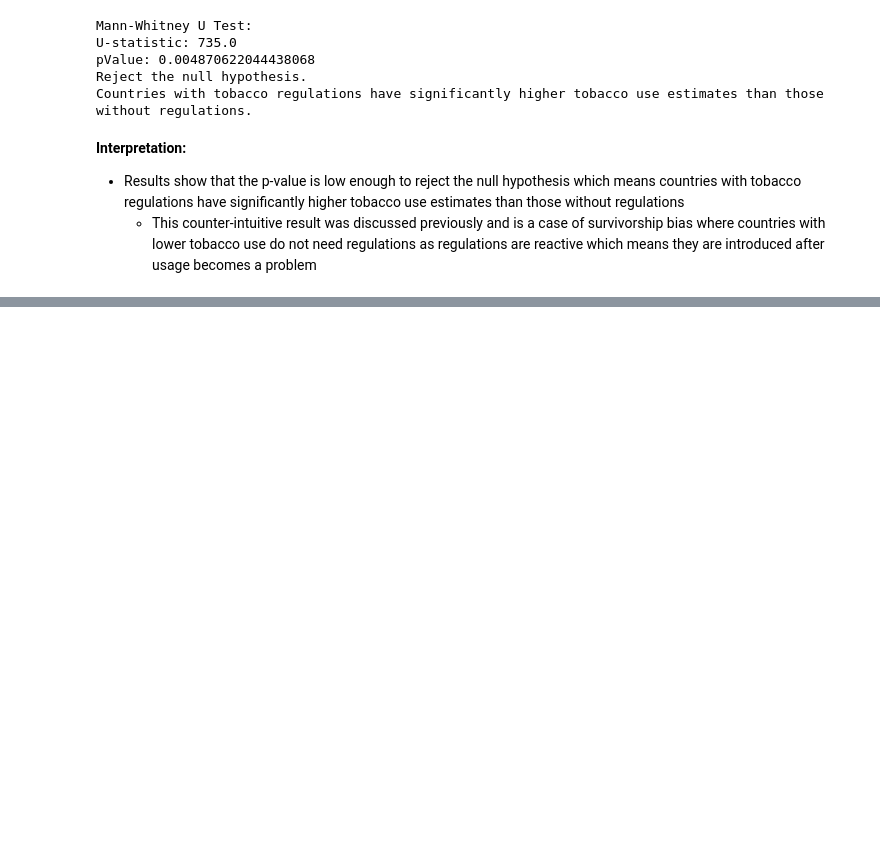
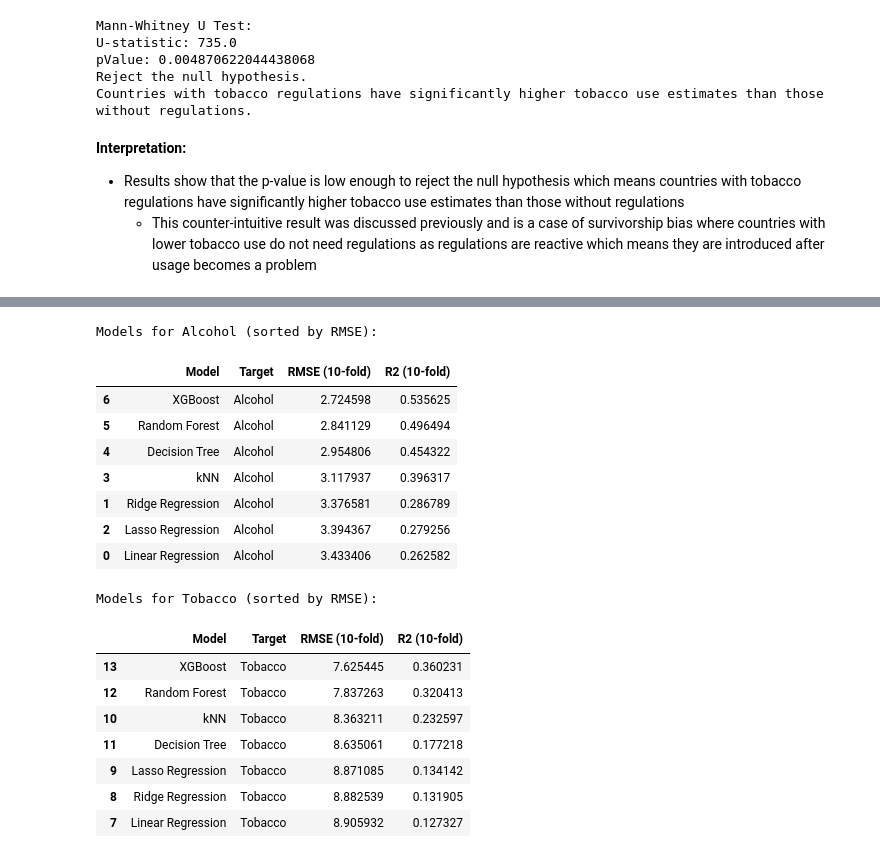
Before and after one commit to OmerBerkeUzun/Alcohol-and-Tobacco-Consumption-Analysis, a Jupyter notebook: project.ipynb, the cells around one changed output, grey strips where cells are left out. Cells and saved outputs as stored; diff of their text form; code cells hidden in the pictures; blank space fills up the shorter version.

```diff
--- a/project.ipynb
+++ b/project.ipynb
@@ -422,0 +798,48 @@ Countries with tobacco regulations have significantly higher tobacco use estimat
+# %%
+data = [
+    ["Linear Regression", "Alcohol", rmse_vals_alc["Linear"], r2_vals_alc["Linear"]],
+    ["Ridge Regression", "Alcohol", rmse_vals_alc["Ridge"], r2_vals_alc["Ridge"]],
+    ["Lasso Regression", "Alcohol", rmse_vals_alc["Lasso"], r2_vals_alc["Lasso"]],
+    ["kNN", "Alcohol", rmse_vals_alc["kNN"], r2_vals_alc["kNN"]],
+    ["Decision Tree", "Alcohol", rmse_vals_alc["tree"], r2_vals_alc["tree"]],
+    ["Random Forest", "Alcohol", rmse_vals_alc["forest"], r2_vals_alc["forest"]],
+    ["XGBoost", "Alcohol", rmse_vals_alc["xgb"], r2_vals_alc["xgb"]],
+
+    ["Linear Regression", "Tobacco", rmse_vals_tob["Linear"], r2_vals_tob["Linear"]],
+    ["Ridge Regression", "Tobacco", rmse_vals_tob["Ridge"], r2_vals_tob["Ridge"]],
+    ["Lasso Regression", "Tobacco", rmse_vals_tob["Lasso"], r2_vals_tob["Lasso"]],
+    ["kNN", "Tobacco", rmse_vals_tob["kNN"], r2_vals_tob["kNN"]],
+    ["Decision Tree", "Tobacco", rmse_vals_tob["tree"], r2_vals_tob["tree"]],
+    ["Random Forest", "Tobacco", rmse_vals_tob["forest"], r2_vals_tob["forest"]],
+    ["XGBoost", "Tobacco", rmse_vals_tob["xgb"], r2_vals_tob["xgb"]],
+]
+
+df = pd.DataFrame(data, columns=["Model", "Target", "RMSE (10-fold)", "R2 (10-fold)"])
+
+alc_df = df[df["Target"] == "Alcohol"].sort_values(by="RMSE (10-fold)", ascending=True)
+tob_df = df[df["Target"] == "Tobacco"].sort_values(by="RMSE (10-fold)", ascending=True)
+
+print("Models for Alcohol (sorted by RMSE):")
+display(alc_df)
+
+print("\nModels for Tobacco (sorted by RMSE):")
+display(tob_df)
+# %% [output]
+Models for Alcohol (sorted by RMSE):
+|  | Model | Target | RMSE (10-fold) | R2 (10-fold) |
+| 6 | XGBoost | Alcohol | 2.724598 | 0.535625 |
+| 5 | Random Forest | Alcohol | 2.841129 | 0.496494 |
+| 4 | Decision Tree | Alcohol | 2.954806 | 0.454322 |
+| 3 | kNN | Alcohol | 3.117937 | 0.396317 |
+| 1 | Ridge Regression | Alcohol | 3.376581 | 0.286789 |
+| 2 | Lasso Regression | Alcohol | 3.394367 | 0.279256 |
+| 0 | Linear Regression | Alcohol | 3.433406 | 0.262582 |
+Models for Tobacco (sorted by RMSE):
+|  | Model | Target | RMSE (10-fold) | R2 (10-fold) |
+| 13 | XGBoost | Tobacco | 7.625445 | 0.360231 |
+| 12 | Random Forest | Tobacco | 7.837263 | 0.320413 |
+| 10 | kNN | Tobacco | 8.363211 | 0.232597 |
+| 11 | Decision Tree | Tobacco | 8.635061 | 0.177218 |
+| 9 | Lasso Regression | Tobacco | 8.871085 | 0.134142 |
+| 8 | Ridge Regression | Tobacco | 8.882539 | 0.131905 |
+| 7 | Linear Regression | Tobacco | 8.905932 | 0.127327 |
```
Also changed, not shown: parts of 17 cells of this notebook, 1 other file.
